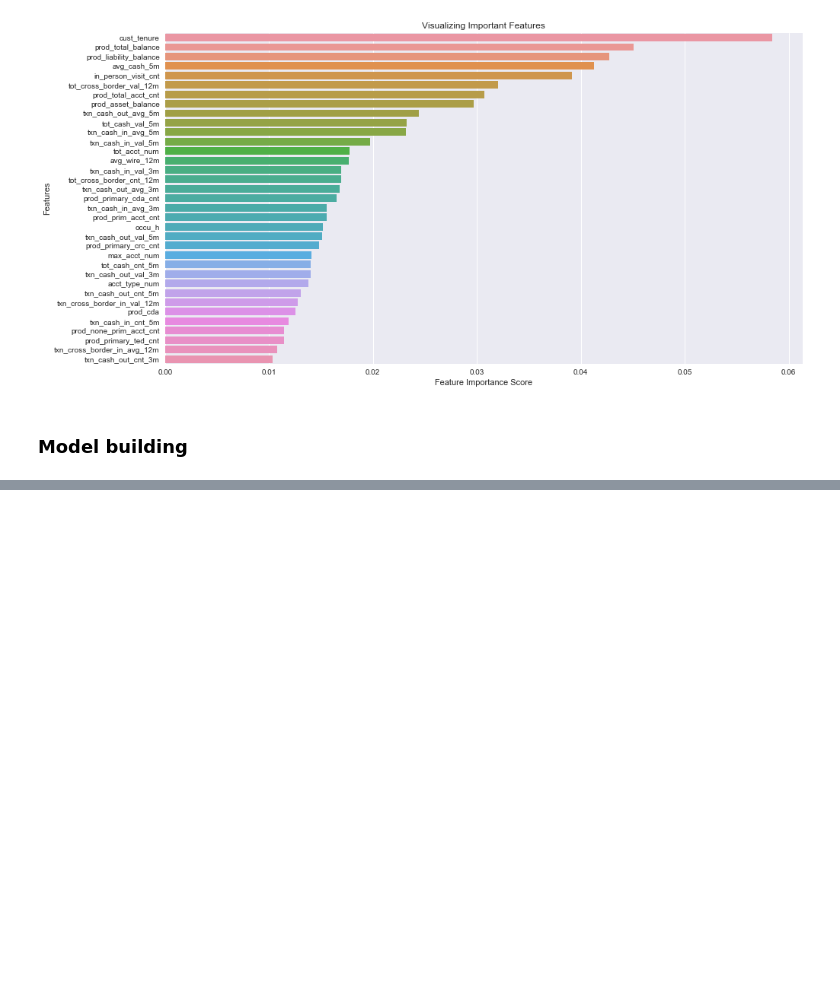
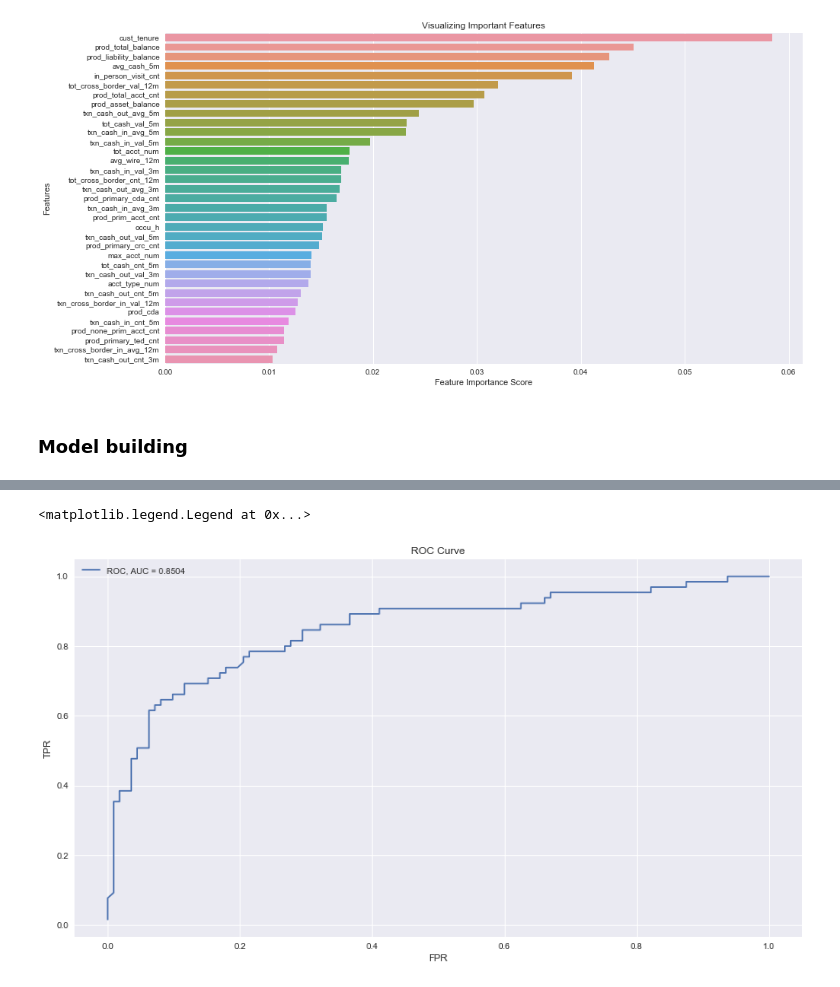
Before and after one commit to Yudajack/AML, a Jupyter notebook: AML.ipynb, the cells around one changed output, grey strips where cells are left out. Drawn from its saved outputs; the diff is of its cells as text; code cells hidden in the pictures; blank space fills up the shorter version.

```diff
--- a/AML.ipynb
+++ b/AML.ipynb
@@ -176,8 +187,0 @@ plt.show()
-# %%
-#Create a Gaussian Classifier
-clf = RandomForestClassifier(n_estimators=150, max_depth= 12,bootstrap = True)
-
-#Train the model using the training sets y_pred=clf.predict(X_test)
-clf.fit(X_train_final,y_train_final)
-
-y_pred_final = clf.predict(X_test_final)
@@ -188,0 +208,10 @@ Accuracy: 0.7570621468926554
+# %%
+fpr,tpr,_ =metrics.roc_curve(y_test, y_pred_final_prob_1)
+plt.plot(fpr,tpr, label = 'ROC, AUC = 0.8504')
+plt.title('ROC Curve')
+plt.xlabel('FPR')
+plt.ylabel('TPR')
+plt.legend()
+# %% [output]
+<matplotlib.legend.Legend at 0x...>
+[figure, added]
```
Also changed, not shown: parts of 31 cells of this notebook, 2 other files.
